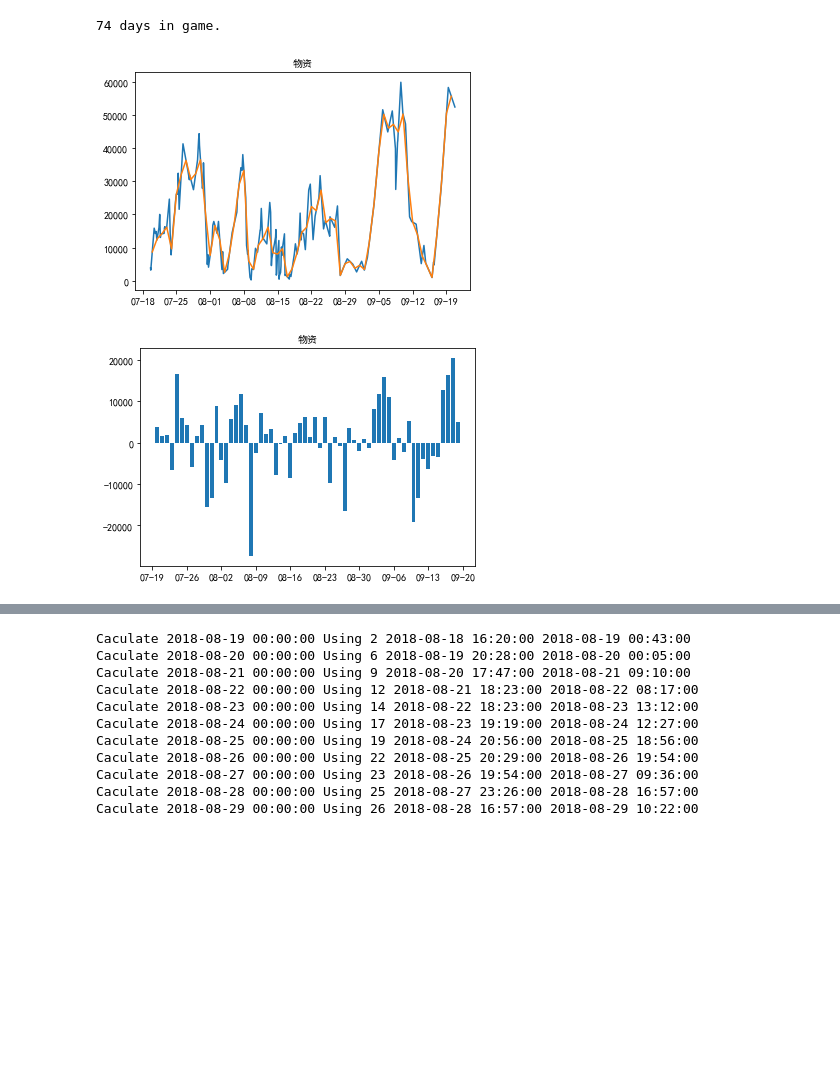
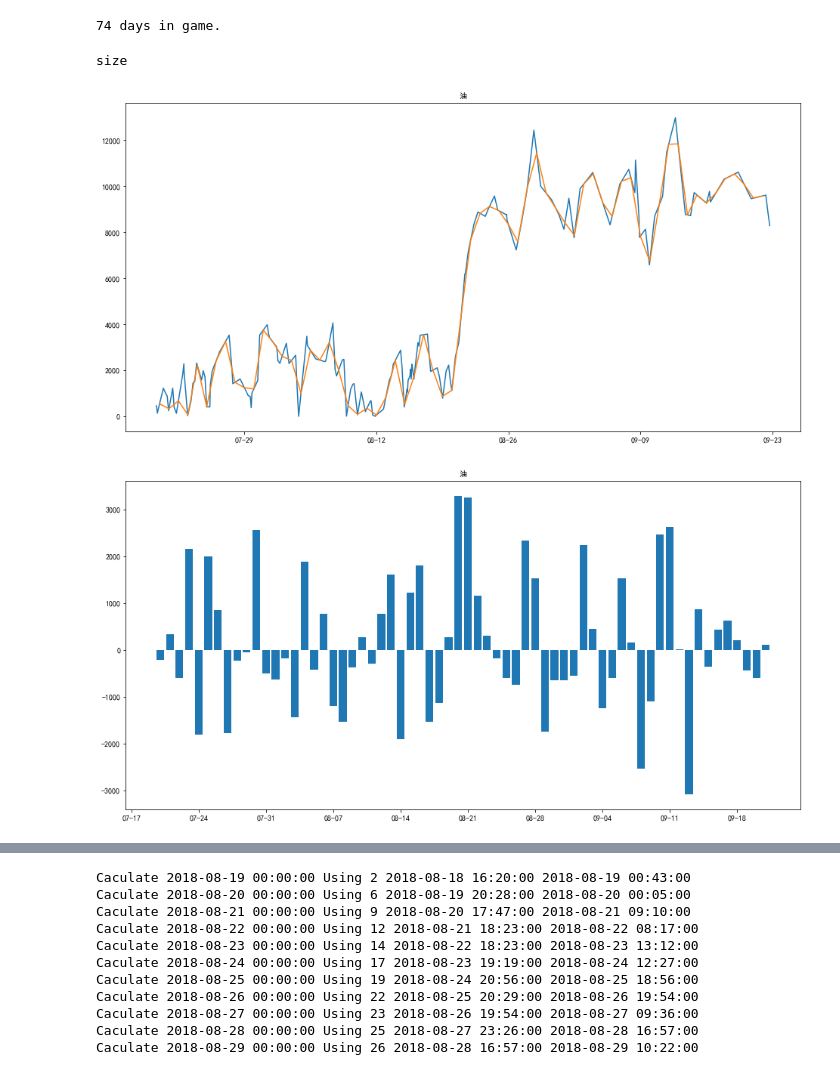
Before and after one commit to AutumnSun1996/GameTools, a Jupyter notebook: 碧蓝航线/Calculate.ipynb, the cells around one changed output, grey strips where cells are left out. Drawn from its saved outputs; the diff is of its cells as text; code cells hidden in the pictures; blank space fills up the shorter version.

```diff
--- a/碧蓝航线/Calculate.ipynb
+++ b/碧蓝航线/Calculate.ipynb
@@ -112,7 +112,8 @@ def plot_history(item_id=0):
             count = eval(count.group(1))
             xs.append(now)
             ys.append(count)
-
+    plt.figure(figsize=(16,8))
+    print("size")
     plt.gca().xaxis.set_major_formatter(mdates.DateFormatter('%m-%d'))
     plt.plot(xs, ys)
     rxs, rys = resample(xs, ys)
@@ -120,6 +121,7 @@ def plot_history(item_id=0):
     plt.title(check, fontproperties="SimHei")
     plt.show()
 
+    plt.figure(figsize=(16,8))
     plt.gca().xaxis.set_major_formatter(mdates.DateFormatter('%m-%d'))
     diff_y = rys[1:] - rys[:-1]
     plt.bar(rxs[:-1], diff_y)
@@ -130,10 +132,11 @@ def plot_history(item_id=0):
 
     return xs, ys
 # %%
-xs, ys = plot_history(2);
+xs, ys = plot_history(1);
 # %% [output]
+size
-[figure, old version]
+[figure, new version]
-[figure, old version]
+[figure, new version]
 # %%
 items = re.sub("[\r\n]{2,}", "\n\n", content).split("\n\n")
 for item in reversed(items):
```
Also changed, not shown: parts of 2 cells of this notebook, 2 other files.
